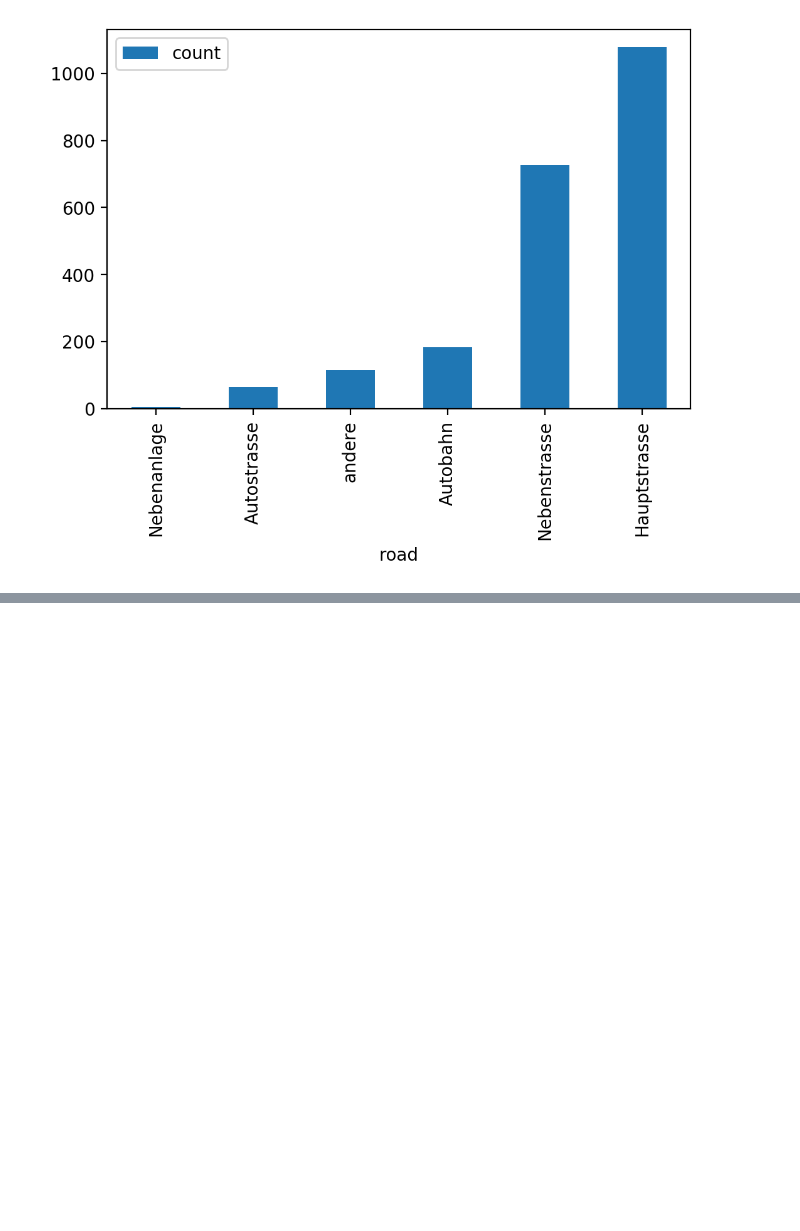
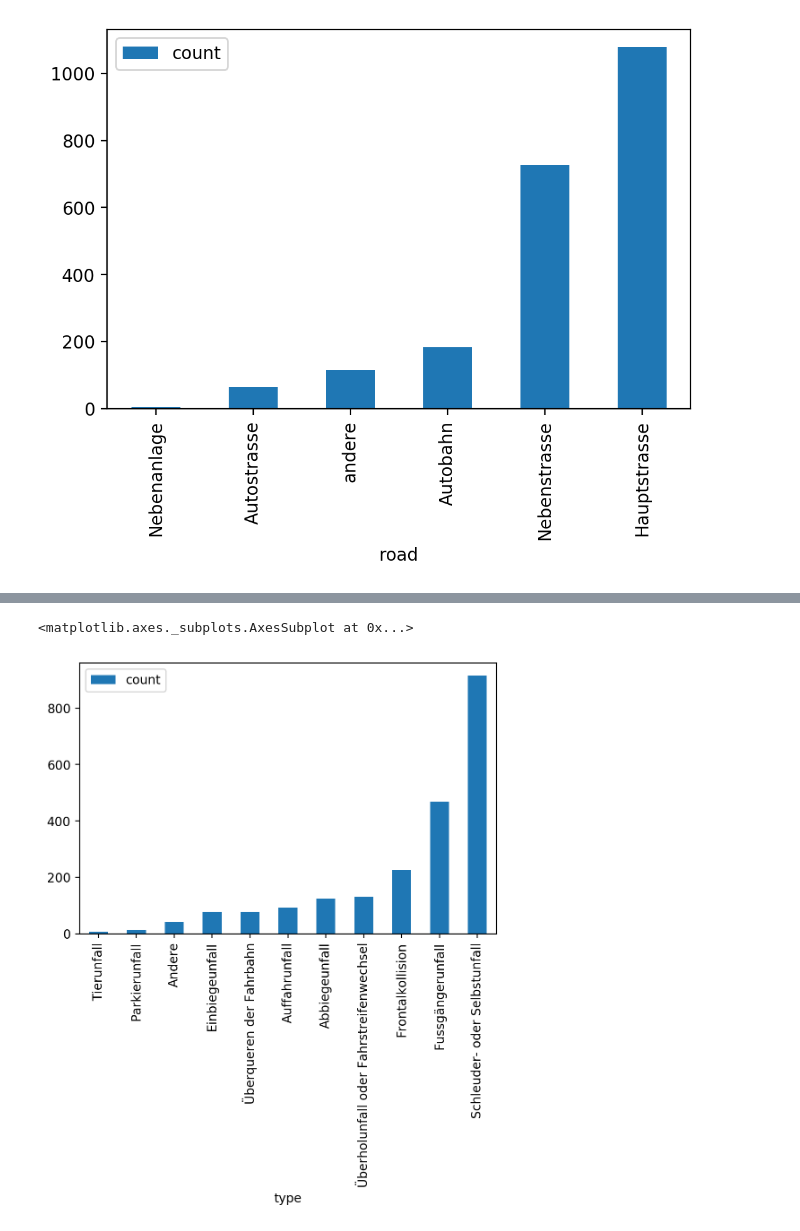
Before and after one commit to randombenj/hslu-dbs, a Jupyter notebook: project/data-mining.ipynb, the cells around one changed output, grey strips where cells are left out. Cells and saved outputs as stored; diff of their text form; code cells hidden in the pictures; blank space fills up the shorter version.

Commit message:
feat: add lethal/crashtype stats

```diff
--- a/project/data-mining.ipynb
+++ b/project/data-mining.ipynb
@@ -414,0 +449,16 @@ lethal_accident_by_road.plot.bar()
+# %%
+lethal_accident_by_type = pd.DataFrame(list(db.accidents.aggregate([
+    {"$match": {"severity.id": {"$eq": "as1"}}},
+    {"$group" : {"_id": "$type.name", "count": {"$sum": 1}}},
+    {"$project": {
+      "_id": 0,
+      "type": "$_id",
+      "count": 1,
+    }},
+    {"$sort": {"count": 1}},
+
+
+])))
+lethal_accident_by_type.set_index("type", inplace=True)
+
+lethal_accident_by_type
@@ -414,0 +479,5 @@ lethal_accident_by_road.plot.bar()
+# %%
+lethal_accident_by_type.plot.bar()
+# %% [output]
+<matplotlib.axes._subplots.AxesSubplot at 0x...>
+[figure, added]
```
Also changed, not shown: parts of 5 cells of this notebook.
